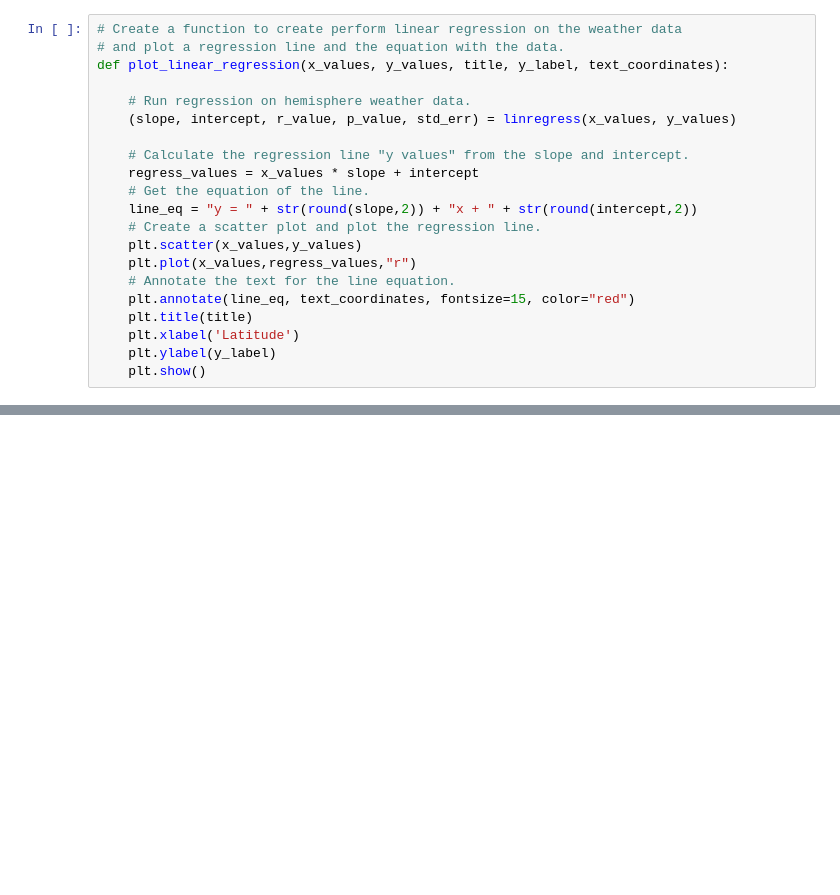
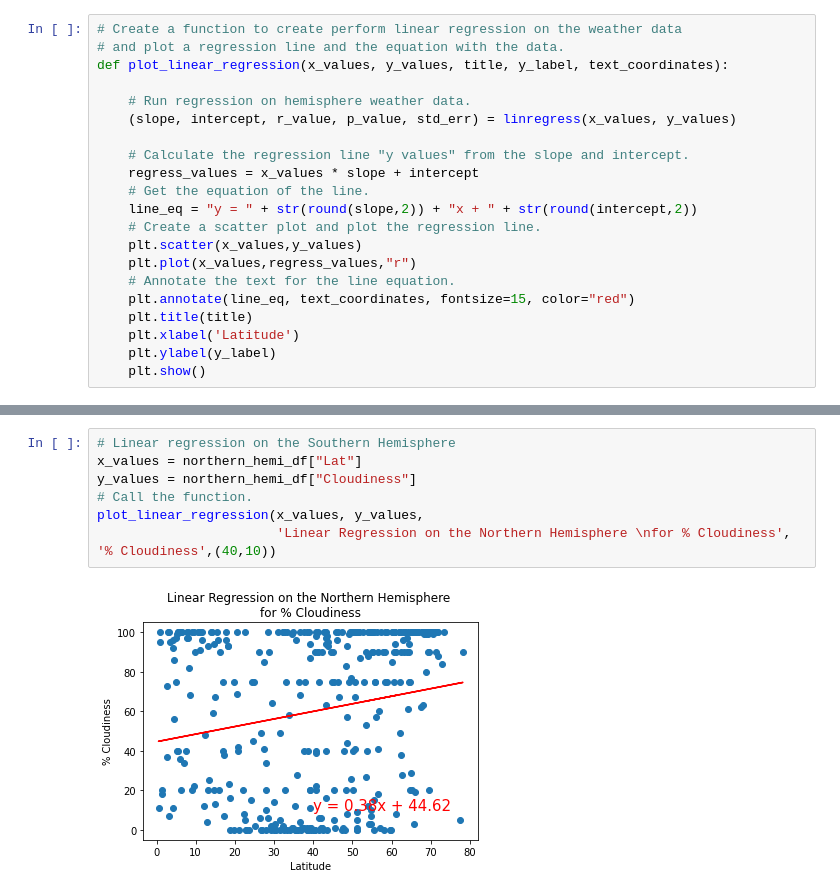
Before and after one commit to Mary-Wood/World_Weather_Analysis, a Jupyter notebook: WeatherPy.ipynb, the cells around one changed output, grey strips where cells are left out. Saved outputs shown, nothing was run; the diff lists cells and outputs as text; blank space fills up the shorter version.

```diff
--- a/WeatherPy.ipynb
+++ b/WeatherPy.ipynb
@@ -340,0 +273,9 @@ print(r_squared)
+# %%
+# Linear regression on the Southern Hemisphere
+x_values = northern_hemi_df["Lat"]
+y_values = northern_hemi_df["Cloudiness"]
+# Call the function.
+plot_linear_regression(x_values, y_values,
+                       'Linear Regression on the Northern Hemisphere \nfor % Cloudiness', '% Cloudiness',(40,10))
+# %% [output]
+[figure, added]
```
Also changed, not shown: parts of 27 cells of this notebook, 6 other files.
